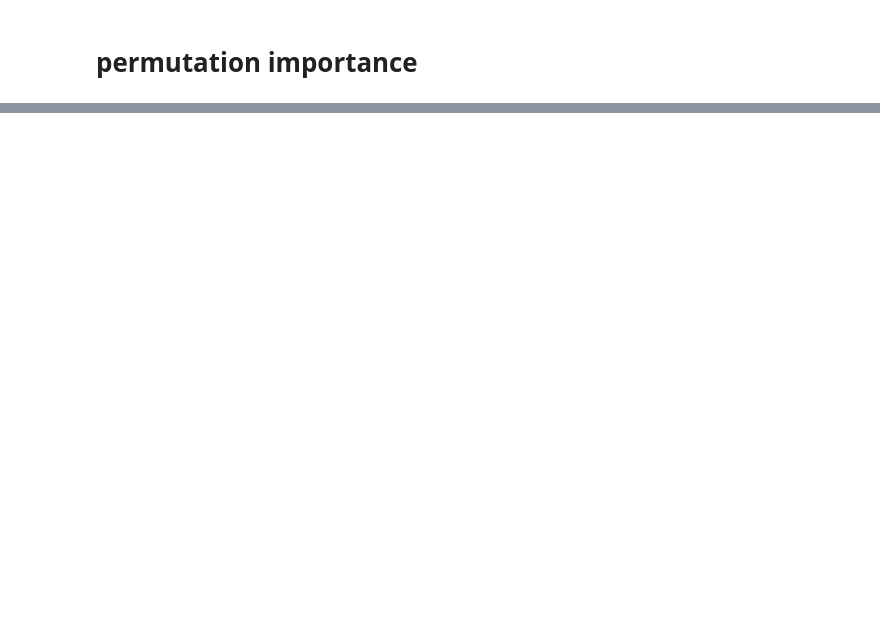
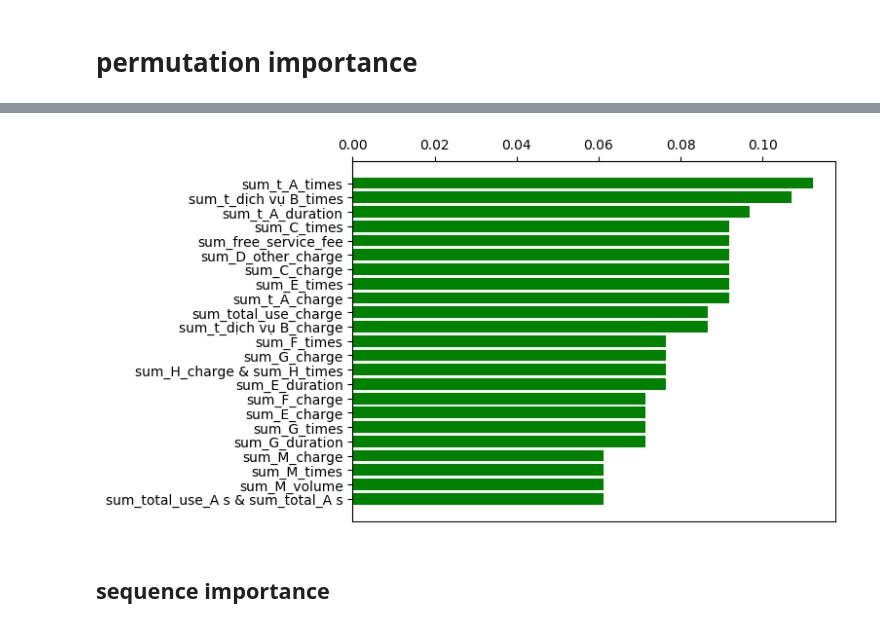
Before and after one commit to KienVu2368/telco, a Jupyter notebook: churn behavior model.ipynb, the cells around one changed output, grey strips where cells are left out. Cells and saved outputs as stored; diff of their text form; code cells hidden in the pictures; blank space fills up the shorter version.

```diff
--- a/churn behavior model.ipynb
+++ b/churn behavior model.ipynb
@@ -462,2 +441,5 @@ epoch  train loss  valid loss
+# %%
+group_features = [['sum_total_use_A s','sum_total_A s'], ['sum_H_charge', 'sum_H_times']]
+group_features = group_features + [i for i in features if i not in flat_list(group_features)]
 # %% [markdown]
 # permutation importance
@@ -465,0 +448,23 @@ epoch  train loss  valid loss
+# %%
+valx = db.valid_ds.x
+valy = db.valid_ds.y
+# %%
+y_pred = learner.predict_from_np(valx, False)
+# %%
+baseline = roc_auc_score(valy, y_pred)
+ft_name, ft_impt = [], []
+for gf in group_features:
+    val_permute = val
+    for f in to_iter(gf):
+        i = f2i[f]
+        val_permute[:,:,i:i+1] = np.random.permutation(val_permute[:,:,i:i+1])
+    y_permute = learner.predict_from_np(val_permute, False)
+    score_permute = roc_auc_score(valy, y_permute)
+    ft_name.append(' & '.join(to_iter(gf)))
+    ft_impt.append(baseline - score_permute)
+# %%
+plot_barh_from_series(ft_name, ft_impt)
+# %% [output]
+[figure, added]
+# %% [markdown]
+## sequence importance
```
Also changed, not shown: parts of 114 cells of this notebook.
